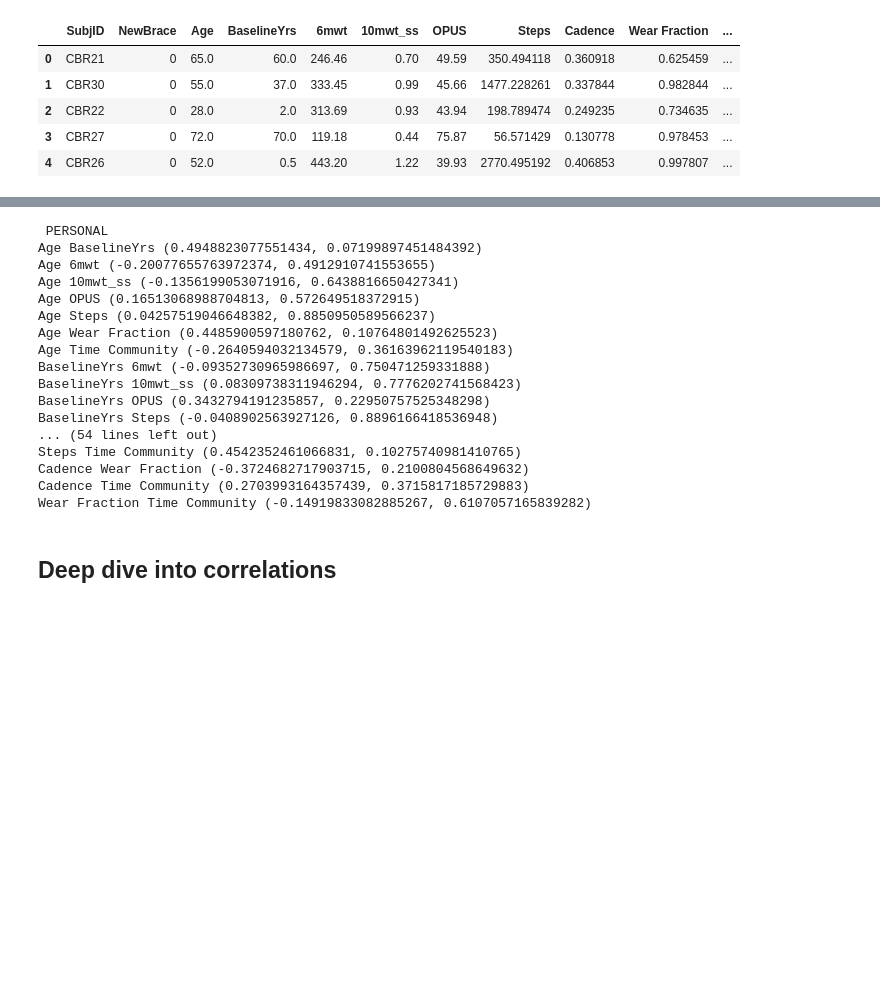
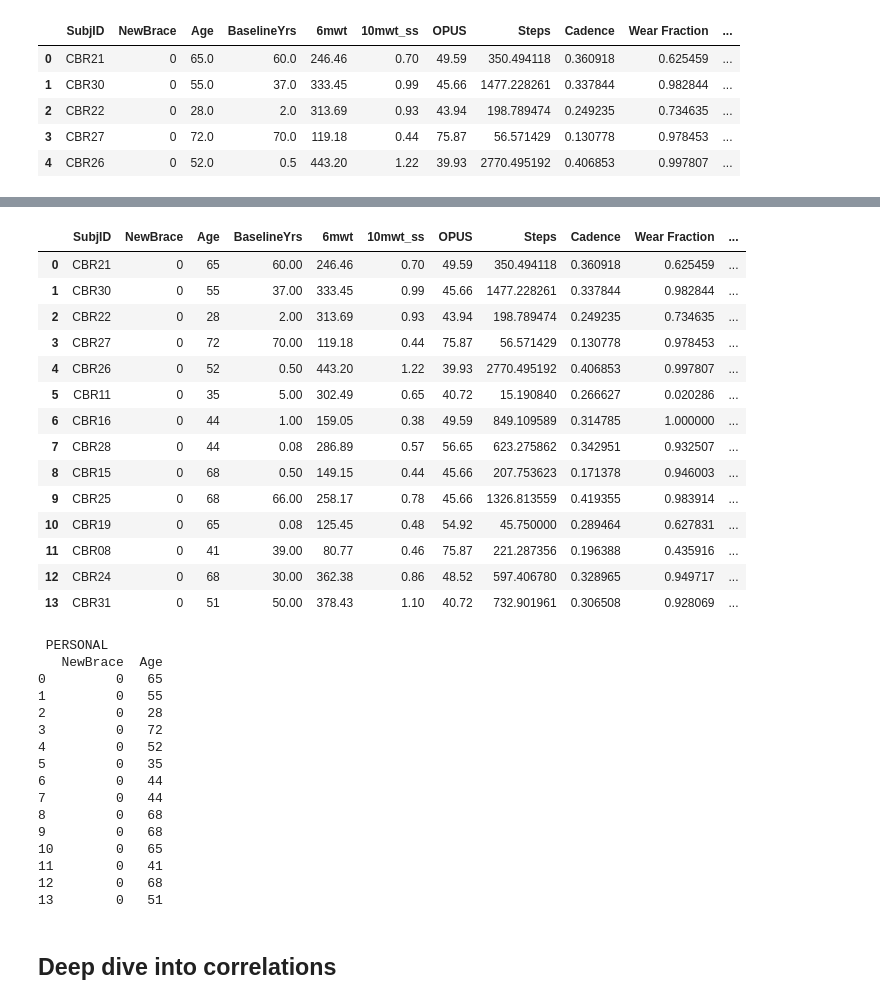
Before and after one commit to Luke3D/CbrAnalysis, a Jupyter notebook: PaperAnalysis.ipynb, the cells around one changed output, grey strips where cells are left out. Drawn from its saved outputs; the diff is of its cells as text; code cells hidden in the pictures; blank space fills up the shorter version.

```diff
--- a/PaperAnalysis.ipynb
+++ b/PaperAnalysis.ipynb
@@ -792,10 +860,31 @@ plt.savefig('./Figs/corr_pers_cbr.jpg',dpi=400)
+# %%
+Featsubj
+# %% [output]
+|  | SubjID | NewBrace | Age | BaselineYrs | 6mwt | 10mwt_ss | OPUS | Steps | Cadence | Wear Fraction | ... |
+| 0 | CBR21 | 0 | 65 | 60.00 | 246.46 | 0.70 | 49.59 | 350.494118 | 0.360918 | 0.625459 | ... |
+| 1 | CBR30 | 0 | 55 | 37.00 | 333.45 | 0.99 | 45.66 | 1477.228261 | 0.337844 | 0.982844 | ... |
+| 2 | CBR22 | 0 | 28 | 2.00 | 313.69 | 0.93 | 43.94 | 198.789474 | 0.249235 | 0.734635 | ... |
+| 3 | CBR27 | 0 | 72 | 70.00 | 119.18 | 0.44 | 75.87 | 56.571429 | 0.130778 | 0.978453 | ... |
+| 4 | CBR26 | 0 | 52 | 0.50 | 443.20 | 1.22 | 39.93 | 2770.495192 | 0.406853 | 0.997807 | ... |
+| 5 | CBR11 | 0 | 35 | 5.00 | 302.49 | 0.65 | 40.72 | 15.190840 | 0.266627 | 0.020286 | ... |
+| 6 | CBR16 | 0 | 44 | 1.00 | 159.05 | 0.38 | 49.59 | 849.109589 | 0.314785 | 1.000000 | ... |
+| 7 | CBR28 | 0 | 44 | 0.08 | 286.89 | 0.57 | 56.65 | 623.275862 | 0.342951 | 0.932507 | ... |
+| 8 | CBR15 | 0 | 68 | 0.50 | 149.15 | 0.44 | 45.66 | 207.753623 | 0.171378 | 0.946003 | ... |
+| 9 | CBR25 | 0 | 68 | 66.00 | 258.17 | 0.78 | 45.66 | 1326.813559 | 0.419355 | 0.983914 | ... |
+| 10 | CBR19 | 0 | 65 | 0.08 | 125.45 | 0.48 | 54.92 | 45.750000 | 0.289464 | 0.627831 | ... |
+| 11 | CBR08 | 0 | 41 | 39.00 | 80.77 | 0.46 | 75.87 | 221.287356 | 0.196388 | 0.435916 | ... |
+| 12 | CBR24 | 0 | 68 | 30.00 | 362.38 | 0.86 | 48.52 | 597.406780 | 0.328965 | 0.949717 | ... |
+| 13 | CBR31 | 0 | 51 | 50.00 | 378.43 | 1.10 | 40.72 | 732.901961 | 0.306508 | 0.928069 | ... |
 # %%
 print('\n PERSONAL')
 for x,y in itertools.combinations(Featsubj.drop('SubjID',axis=1).columns,2):
     ff = Featsubj[[x,y]].dropna()
+    print(ff)
     r = pearsonr(ff[x],ff[y])
     if r[1]<.9:
         print(x,y,r)
+    break
+
 print('\n CBRACE')
 for x,y in itertools.combinations(FeatsubjCBR.drop('SubjID',axis=1).columns,2):
     ff = FeatsubjCBR[[x,y]].dropna()
@@ -804,22 +893,21 @@ for x,y in itertools.combinations(FeatsubjCBR.drop('SubjID',axis=1).columns,2):
         print(x,y,r)
 # %% [output]
  PERSONAL
-Age BaselineYrs (0.4948823077551434, 0.07199897451484392)
-Age 6mwt (-0.20077655763972374, 0.4912910741553655)
-Age 10mwt_ss (-0.1356199053071916, 0.6438816650427341)
-Age OPUS (0.16513068988704813, 0.572649518372915)
-Age Steps (0.04257519046648382, 0.8850950589566237)
-Age Wear Fraction (0.4485900597180762, 0.10764801492625523)
-Age Time Community (-0.2640594032134579, 0.36163962119540183)
-BaselineYrs 6mwt (-0.09352730965986697, 0.750471259331888)
-BaselineYrs 10mwt_ss (0.08309738311946294, 0.7776202741568423)
-BaselineYrs OPUS (0.3432794191235857, 0.22950757525348298)
-BaselineYrs Steps (-0.0408902563927126, 0.8896166418536948)
-... (54 lines left out)
-Steps Time Community (0.4542352461066831, 0.10275740981410765)
-Cadence Wear Fraction (-0.3724682717903715, 0.2100804568649632)
-Cadence Time Community (0.2703993164357439, 0.3715817185729883)
-Wear Fraction Time Community (-0.14919833082885267, 0.6107057165839282)
+   NewBrace  Age
+0         0   65
+1         0   55
+2         0   28
+3         0   72
+4         0   52
+5         0   35
+6         0   44
+7         0   44
+8         0   68
+9         0   68
+10        0   65
+11        0   41
+12        0   68
+13        0   51
 # %% [markdown]
 ## Deep dive into correlations
 # %%
```
Also changed, not shown: parts of 12 cells of this notebook.
